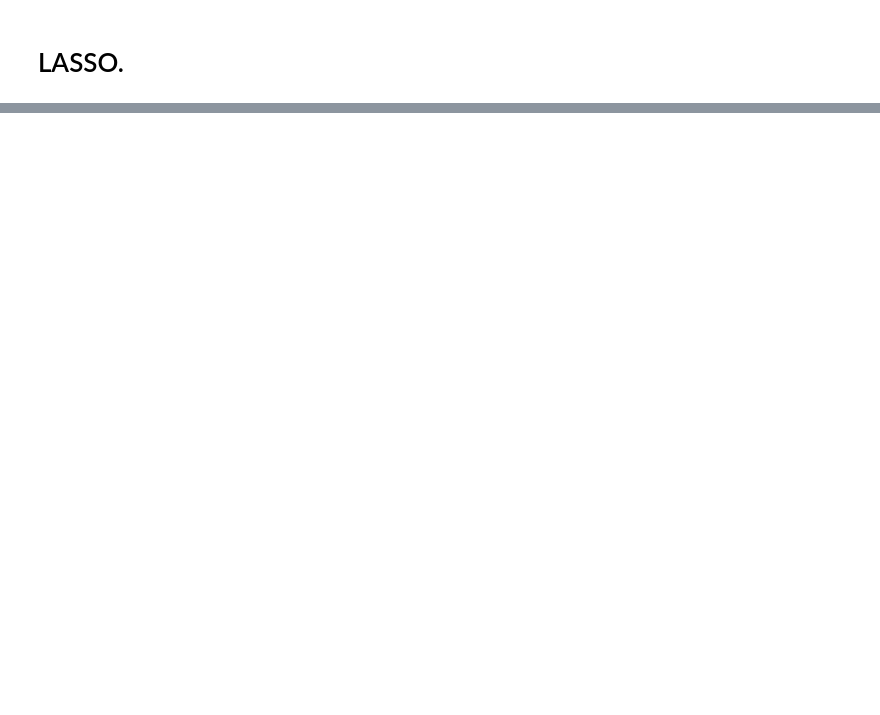
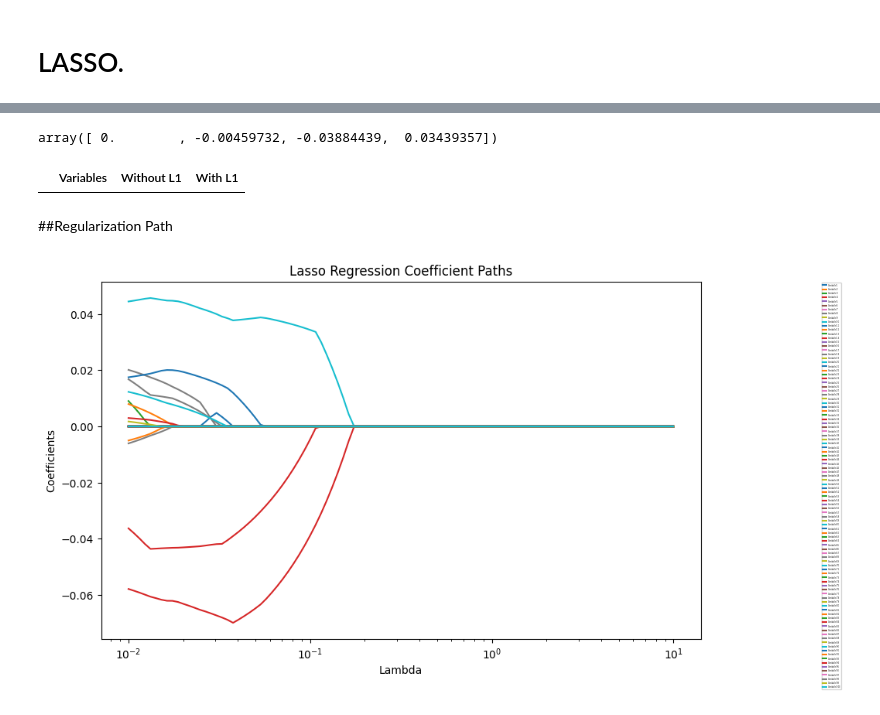
Before and after one commit to dimitris-markopoulos/CrimePredictor-ML, a Jupyter notebook: 1_NaiveFeatureSelection.ipynb, the cells around one changed output, grey strips where cells are left out. Cells and saved outputs as stored; diff of their text form; code cells hidden in the pictures; blank space fills up the shorter version.

```diff
--- a/1_NaiveFeatureSelection.ipynb
+++ b/1_NaiveFeatureSelection.ipynb
@@ -487,20 +616,30 @@ df = pd.DataFrame({
-# %%
-lasso = Lasso(alpha=0.0001, fit_intercept=False)
-lasso.fit(X_standardized, Y_centered)
-# %%
-lasso = Lasso(alpha=0.01, fit_intercept=True)  # Keep intercept
-lasso.fit(X_final, y)  # Use unstandardized features
-
-lasso.coef_[lasso.coef_ != 0]
-
-beta = pd.DataFrame(lasso.coef_)
-non_zero_coef_LASSO = []
-index_nonzero_coef = []
-for index, value in enumerate(beta[0]):
-  if value != 0:
-    non_zero_coef_LASSO.append((index, value))
-    index_nonzero_coef.append(index)
-
-sig_vars_LASSO = list(X_final.columns[index_nonzero_coef])
-
-print(f'The significant (nonzero) coefficients given by LASSO are {sig_vars_LASSO} at lambda = 0.01')
+# %%
+lasso_df['With L1'].unique()
+# %% [output]
+array([ 0.        , -0.00459732, -0.03884439,  0.03439357])
+# %%
+lasso_df.loc[abs(lasso_df['With L1']) != 0.0]
+# %% [output]
+|  | Variables | Without L1 | With L1 |
+# %% [markdown]
+##Regularization Path
+# %%
+lambdas = np.exp(np.linspace(np.log(0.01), np.log(10), 100))
+betasl = np.zeros((len(lambdas), X.shape[1]))
+for i, lamb in enumerate(lambdas):
+    lasso = Lasso(alpha = lamb)
+    lasso.fit(X_standardized, Y_centered)
+    betasl[i, :] = lasso.coef_
+
+# Plot Lasso paths (log-scale)
+plt.figure(figsize=(10, 6))
+for j in range(X_standardized.shape[1]): #for each variable
+    plt.plot(lambdas, betasl[:, j], label=f"Variable {j+1}")
+plt.xscale("log")
+plt.xlabel("Lambda")
+plt.ylabel("Coefficients")
+plt.title("Lasso Regression Coefficient Paths")
+plt.legend(fontsize=1.8, loc='upper left', bbox_to_anchor=(1.2, 1))
+plt.show()
+# %% [output]
+[figure, added]
```
Also changed, not shown: parts of 27 cells of this notebook.
